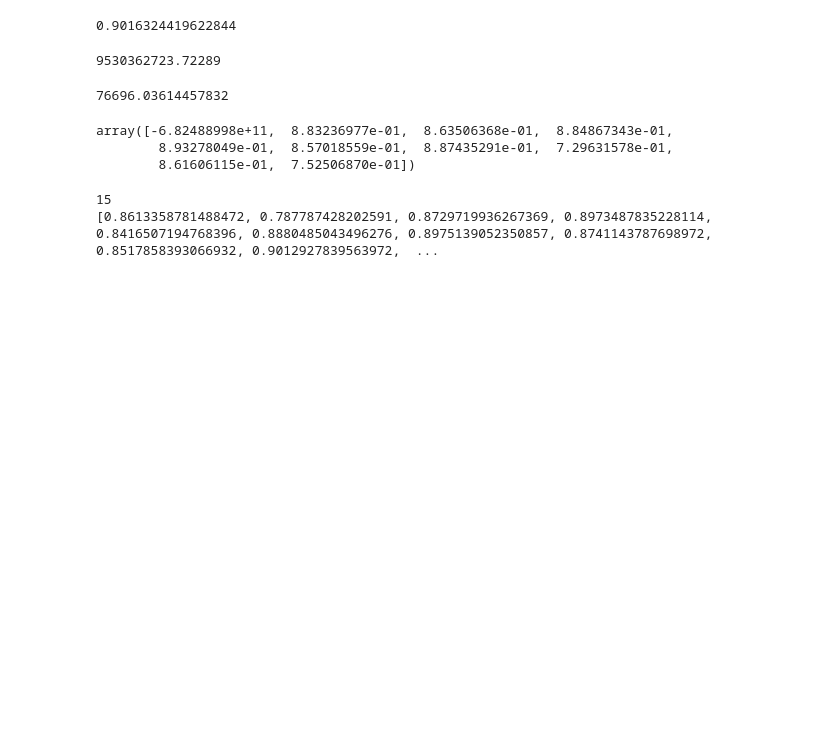
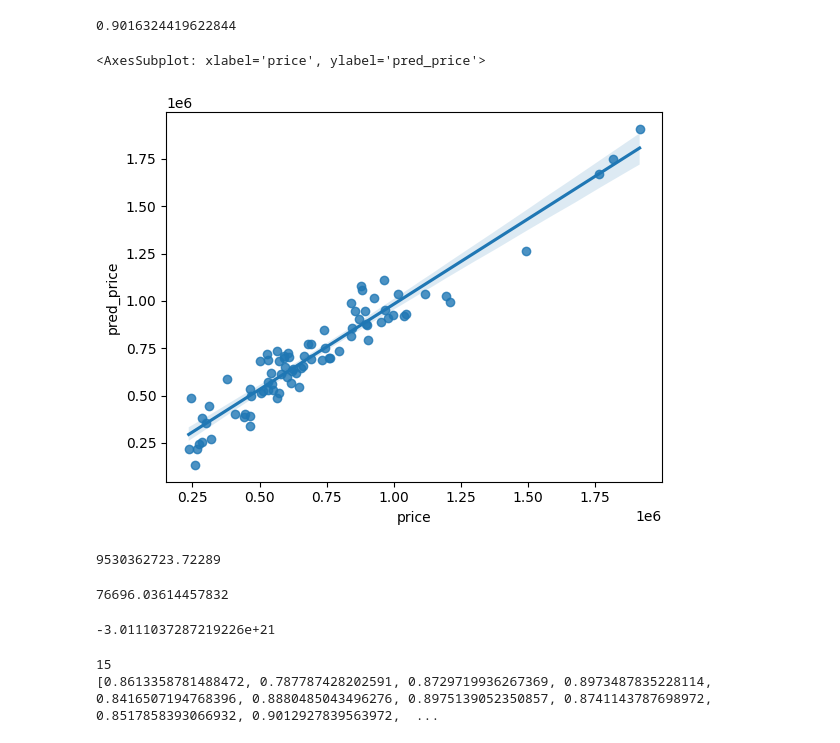
Before and after one commit to Satyanshusuman/CarsPrice-Predictor, a Jupyter notebook: Cars 24 price predictor model.ipynb, the cells around one changed output. Cells and saved outputs as stored; diff of their text form; code cells hidden in the pictures; blank space fills up the shorter version.

```diff
--- a/Cars 24 price predictor model.ipynb
+++ b/Cars 24 price predictor model.ipynb
@@ -66,2 +65,5 @@ lr=LinearRegression()
 # %%
-pipe=make_pipeline(transformer,lr)
+pipe=Pipeline([
+    ("trf1",transformer1),
+    ("trf2",transformer2)
+])
@@ -79,0 +70,2 @@ Pipeline(steps=[('columntransformer',
+# %%
+pipe.fit_transform(x_train)
@@ -79,0 +88,6 @@ Pipeline(steps=[('columntransformer',
+# %%
+pipe=Pipeline([
+    ("trf1",transformer1),
+    ("trf2",transformer2),
+    ("model",lr)
+])
@@ -80,4 +121,5 @@ Pipeline(steps=[('columntransformer',
 # %%
-y_pred=pipe.predict(x_test).astype(int)
-y_pred.shape
+y_pred=pipe.predict(x_test).astype("int")
+y_pred=pd.DataFrame(y_pred,columns=["pred_price"])
+y_pred
 # %% [output]
@@ -107,24 +169,28 @@ pickle.dump(pipe,open("Cars24 linear model.pkl",'wb'))
 r2_score(y_pred,y_test)
 # %% [output]
 0.9016324419622844
-# %%
-mean_squared_error(y_pred,y_test)
-# %% [output]
-9530362723.72289
-# %%
-mean_absolute_error(y_pred,y_test)
-# %% [output]
-76696.03614457832
+# %%
+import seaborn as sns
+sns.regplot(y=y_pred["pred_price"],x=y_test["price"])
+# %% [output]
+<AxesSubplot: xlabel='price', ylabel='pred_price'>
+[figure, added]
+# %%
+mean_squared_error(y_pred,y_test)
+# %% [output]
+9530362723.72289
+# %%
+mean_absolute_error(y_pred,y_test)
+# %% [output]
+76696.03614457832
 # %%
 # from sklearn.model_selection import KFold
 # lr=LinearRegression()
 # kfold_validation=KFold(10)
 
-cross_val_score(pipe,x,y,cv=10)
+cross_val_score(pipe,x,y,cv=10).mean()
 # %% [output]
-array([-6.82488998e+11,  8.83236977e-01,  8.63506368e-01,  8.84867343e-01,
-        8.93278049e-01,  8.57018559e-01,  8.87435291e-01,  7.29631578e-01,
-        8.61606115e-01,  7.52506870e-01])
+-3.0111037287219226e+21
 # %%
 s=[]
 for i in range(50):
```
Also changed, not shown: parts of 19 cells of this notebook.
